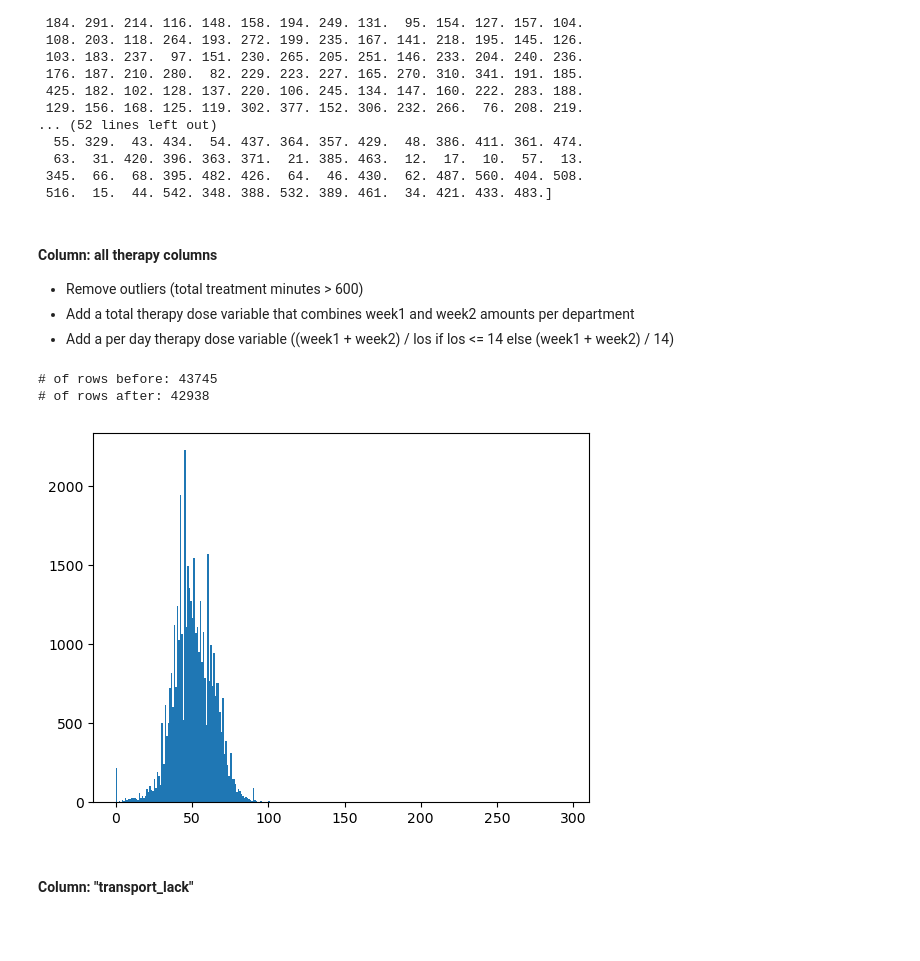
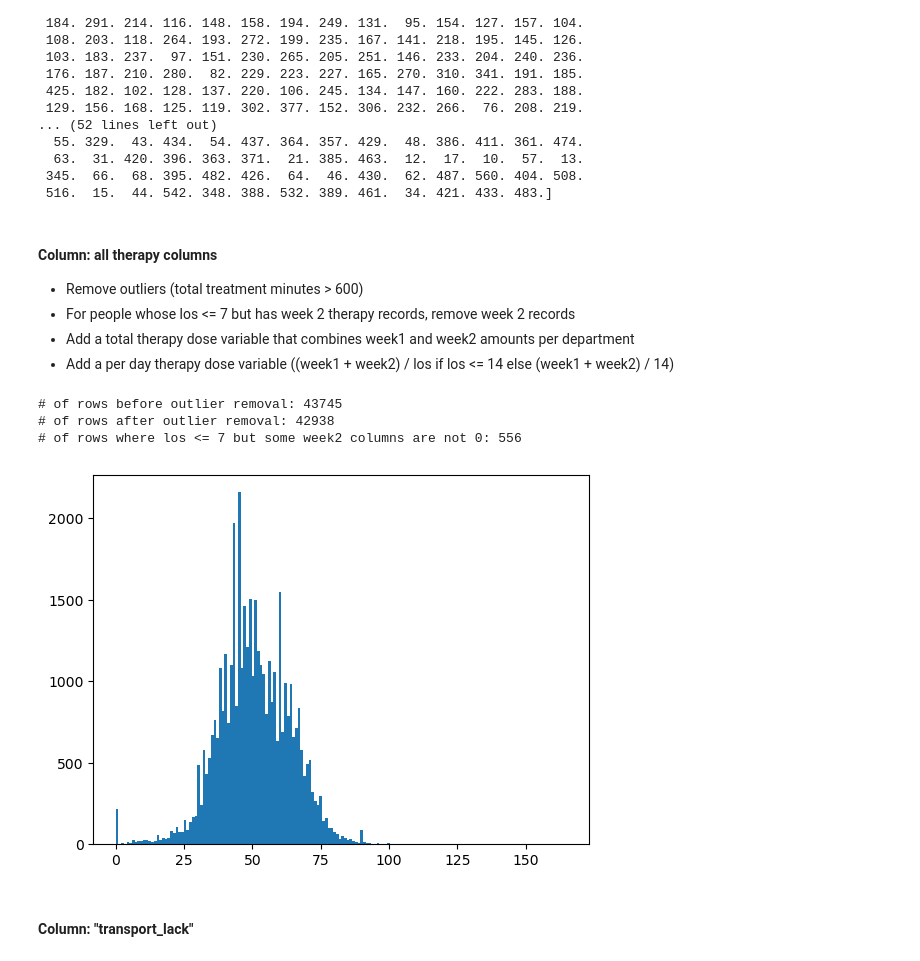
Before and after one commit to d9sus4/KL2, a Jupyter notebook: process_data.ipynb, the cells around one changed output. Cells and saved outputs as stored; diff of their text form; code cells hidden in the pictures; blank space fills up the shorter version.

```diff
--- a/process_data.ipynb
+++ b/process_data.ipynb
@@ -643,6 +646,7 @@ print(df["weightpounds"].unique())
 # %% [markdown]
 #### Column: all therapy columns
 - Remove outliers (total treatment minutes > 600)
+- For people whose los <= 7 but has week 2 therapy records, remove week 2 records
 - Add a total therapy dose variable that combines week1 and week2 amounts per department
 - Add a per day therapy dose variable ((week1 + week2) / los if los <= 14 else (week1 + week2) / 14)
 # %%
@@ -656,39 +660,47 @@ df = last_df.copy() # always work on a fresh copy of last step's output
 treatment_amount_columns = [
     "ptindweek1", "ptconweek1", "ptgrpweek1", "ptcoweek1",
     "otindweek1", "otconweek1", "otgrpweek1", "otcoweek1",
     "slpindweek1", "slpconweek1", "slpgrpweek1", "slpcoweek1",
     "ptindweek2", "ptconweek2", "ptgrpweek2", "ptcoweek2",
     "otindweek2", "otconweek2", "otgrpweek2", "otcoweek2",
     "slpindweek2", "slpconweek2", "slpgrpweek2", "slpcoweek2"
 ]
 
-print(f"# of rows before: {df.shape[0]}")
+print(f"# of rows before outlier removal: {df.shape[0]}")
 
 df = df[~(df[treatment_amount_columns] > 600).any(axis=1)]
 
-print(f"# of rows after: {df.shape[0]}")
+print(f"# of rows after outlier removal: {df.shape[0]}")
 
+week2_columns = [col for col in treatment_amount_columns if "week2" in col]
+# count rows where 'los' is ≤ 7 but some "week2" columns are NOT 0
+outlier_rows = df[(df["los"] <= 7) & (df[week2_columns] != 0).any(axis=1)]
+print(f"# of rows where los <= 7 but some week2 columns are not 0: {outlier_rows.shape[0]}")
+
+# set all "xxxxweek2" columns to 0 for rows where 'los' is ≤ 7
+df.loc[df["los"] <= 7, week2_columns] = 0
 
 # add new columns
 for dept in ['pt', 'ot', 'slp']:
     for cell in ['ind', 'con', 'grp', 'co']:
         # Sum week1 and week2 (not week1 + week1)
         week1_col = dept + cell + 'week1'
         week2_col = dept + cell + 'week2'
         df[dept+cell+'week1+2'] = df[week1_col] + df[week2_col]
         # Vectorized conditional division
         df[dept+cell+'perday'] = df[dept+cell+'week1+2'] / np.where(df['los'] <= 14, df['los'], 14)
         df[dept+cell+'extrap'] = df[dept+cell+'perday'] * df['los']
 
 import matplotlib.pyplot as plt
 
-# Plot with matplotlib
+# you can plot with matplotlib
 plt.hist(df['ptindperday'].values, bins='auto')
 plt.show()
 # %% [output]
-# of rows before: 43745
-# of rows after: 42938
+# of rows before outlier removal: 43745
+# of rows after outlier removal: 42938
+# of rows where los <= 7 but some week2 columns are not 0: 556
-[figure, old version]
+[figure, new version]
 # %% [markdown]
 #### Column: "transport_lack"
 # %%
```
Also changed, not shown: parts of 30 cells of this notebook, 5 other files.
